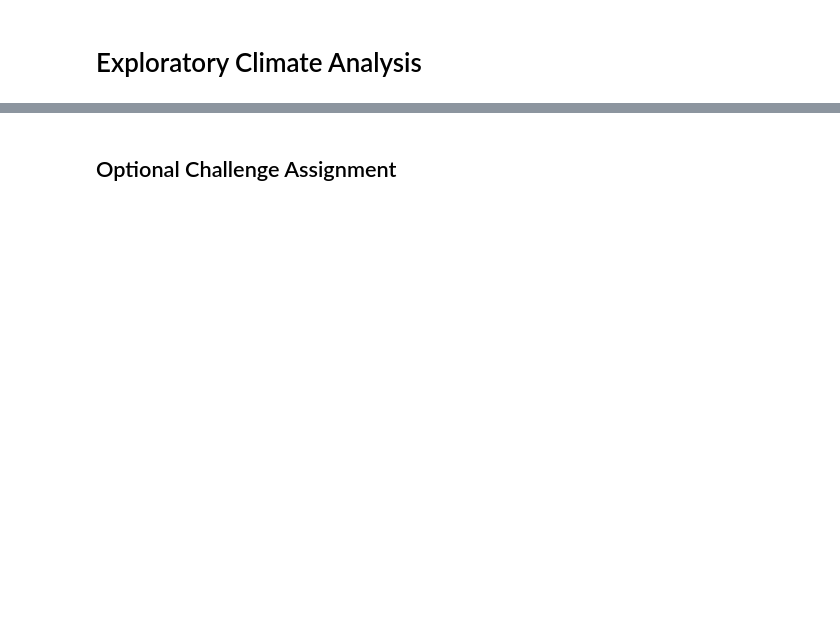
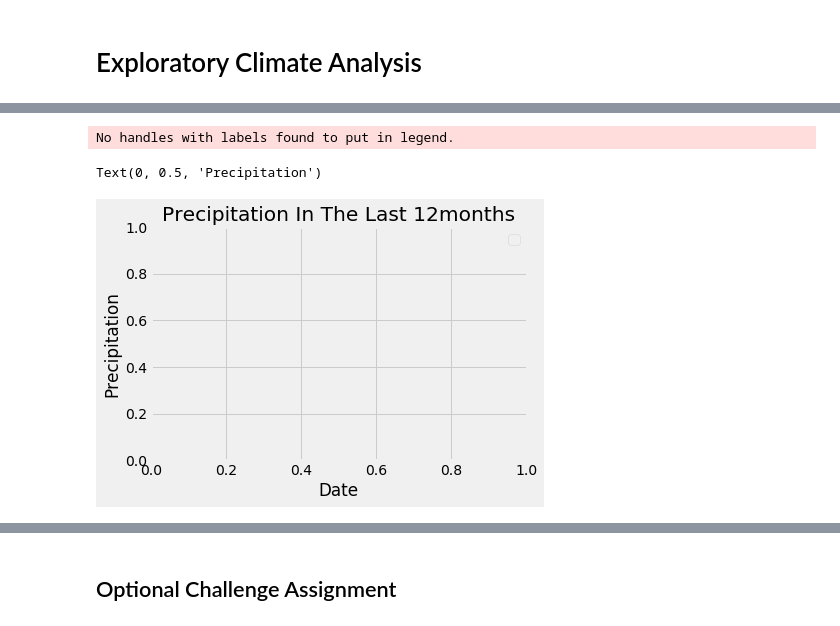
Before and after one commit to tonitiri/sqlalchemy-challenge, a Jupyter notebook: climate_starter.ipynb, the cells around one changed output, grey strips where cells are left out. Saved outputs shown, nothing was run; the diff lists cells and outputs as text; code cells hidden in the pictures; blank space fills up the shorter version.

```diff
--- a/climate_starter.ipynb
+++ b/climate_starter.ipynb
@@ -95,5 +128,8 @@ OperationalError: (sqlite3.OperationalError) no such table: hawaii_measurements
 # %%
 # Design a query to retrieve the last 12 months of precipitation data and plot the results
-# Total dates
-session.query(func.count(hawaii_measurements.date)).all()
+Measurement = Base.classes.measurement
+stmt=session.query(Measurement.prcp, Measurement.date).\
+    filter(Measurement.date > '2016-09-01').\
+    order_by(Measurement.date.desc()).all()
+stmt
 # %% [output]
@@ -100,0 +153,6 @@ NameError: name 'hawaii_measurements' is not defined
+# %%
+# Load the results into a pandas dataframe. Set the index to the `Measurement.date`
+# YOUR CODE HERE
+df = pd.DataFrame(stmt[:209], columns=['Measurement.date', 'Measurement.prcp'])
+df.set_index('Measurement.date', inplace=True, )
+df.head(10)
@@ -101,3 +172,13 @@ NameError: name 'hawaii_measurements' is not defined
+# %%
+df.plot
+plt.legend(loc="best")
+plt.title("Precipitation In The Last 12months")
+plt.xlabel("Date")
+plt.ylabel("Precipitation")
+# %% [output]
+No handles with labels found to put in legend.
+Text(0, 0.5, 'Precipitation')
+[figure, added]
 # %% [markdown]
 ![precipitation](Images/precipitation.png)
 # %%
```
Also changed, not shown: parts of 13 cells of this notebook.
